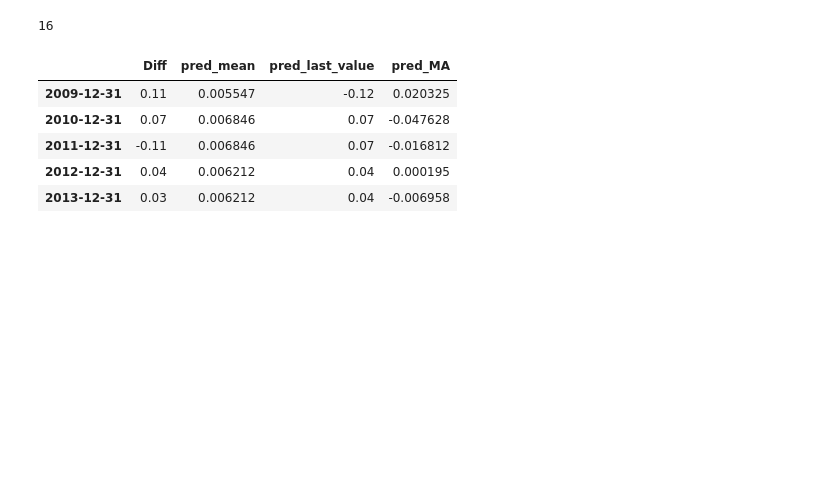
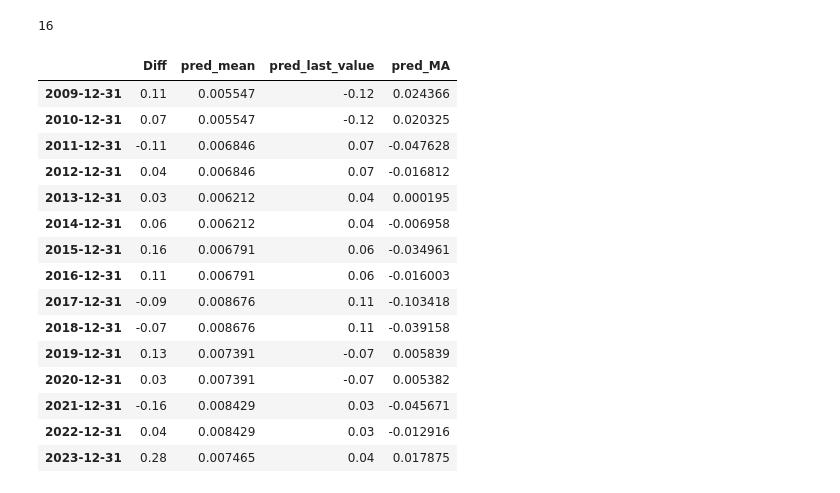
Before and after one commit to luigiselmi/climate, a Jupyter notebook: globaltemp/global_temperature_anomaly.ipynb, the cells around one changed output. Saved outputs shown, nothing was run; the diff lists cells and outputs as text; code cells hidden in the pictures; blank space fills up the shorter version.

```diff
--- a/globaltemp/global_temperature_anomaly.ipynb
+++ b/globaltemp/global_temperature_anomaly.ipynb
@@ -243,30 +230,24 @@ def rolling_forecast(df: pd.DataFrame, train_len: int, horizon: int, window: int
 
     if method == 'mean':
         pred_mean = []
-
         for i in range(train_len, total_len, window):
             mean = np.mean(df[:i].values)
             pred_mean.extend(mean for _ in range(window))
-
         return pred_mean
 
     elif method == 'last':
         pred_last_value = []
-
         for i in range(train_len, total_len, window):
             last_value = df[:i].iloc[-1].values[0]
             pred_last_value.extend(last_value for _ in range(window))
-
         return pred_last_value
 
     elif method == 'MA':
         pred_MA = []
-
         for i in range(train_len, total_len, window):
-            model = SARIMAX(df[:i], order=(0,0,2))
+            model = SARIMAX(df[:i], order=(0,0,window))
             res = model.fit(disp=False)
             predictions = res.get_prediction(0, i + window - 1)
             oos_pred = predictions.predicted_mean.iloc[-window:]
             pred_MA.extend(oos_pred)
-
         return pred_MA
@@ -289,17 +291,26 @@ len(pred_mean)
 # %% [output]
 16
 # %%
-pred_df['pred_mean'] = pred_mean[1:]
-pred_df['pred_last_value'] = pred_last_value[1:]
-pred_df['pred_MA'] = pred_MA[1:]
-
-pred_df.head()
+pred_df['pred_mean'] = pred_mean[:HORIZON]
+pred_df['pred_last_value'] = pred_last_value[:HORIZON]
+pred_df['pred_MA'] = pred_MA[:HORIZON]
+pred_df
 # %% [output]
 |  | Diff | pred_mean | pred_last_value | pred_MA |
-| 2009-12-31 | 0.11 | 0.005547 | -0.12 | 0.020325 |
-| 2010-12-31 | 0.07 | 0.006846 | 0.07 | -0.047628 |
-| 2011-12-31 | -0.11 | 0.006846 | 0.07 | -0.016812 |
-| 2012-12-31 | 0.04 | 0.006212 | 0.04 | 0.000195 |
-| 2013-12-31 | 0.03 | 0.006212 | 0.04 | -0.006958 |
+| 2009-12-31 | 0.11 | 0.005547 | -0.12 | 0.024366 |
+| 2010-12-31 | 0.07 | 0.005547 | -0.12 | 0.020325 |
+| 2011-12-31 | -0.11 | 0.006846 | 0.07 | -0.047628 |
+| 2012-12-31 | 0.04 | 0.006846 | 0.07 | -0.016812 |
+| 2013-12-31 | 0.03 | 0.006212 | 0.04 | 0.000195 |
+| 2014-12-31 | 0.06 | 0.006212 | 0.04 | -0.006958 |
+| 2015-12-31 | 0.16 | 0.006791 | 0.06 | -0.034961 |
+| 2016-12-31 | 0.11 | 0.006791 | 0.06 | -0.016003 |
+| 2017-12-31 | -0.09 | 0.008676 | 0.11 | -0.103418 |
+| 2018-12-31 | -0.07 | 0.008676 | 0.11 | -0.039158 |
+| 2019-12-31 | 0.13 | 0.007391 | -0.07 | 0.005839 |
+| 2020-12-31 | 0.03 | 0.007391 | -0.07 | 0.005382 |
+| 2021-12-31 | -0.16 | 0.008429 | 0.03 | -0.045671 |
+| 2022-12-31 | 0.04 | 0.008429 | 0.03 | -0.012916 |
+| 2023-12-31 | 0.28 | 0.007465 | 0.04 | 0.017875 |
 # %%
 fig, ax = plt.subplots()
```
Also changed, not shown: parts of 22 cells of this notebook.
